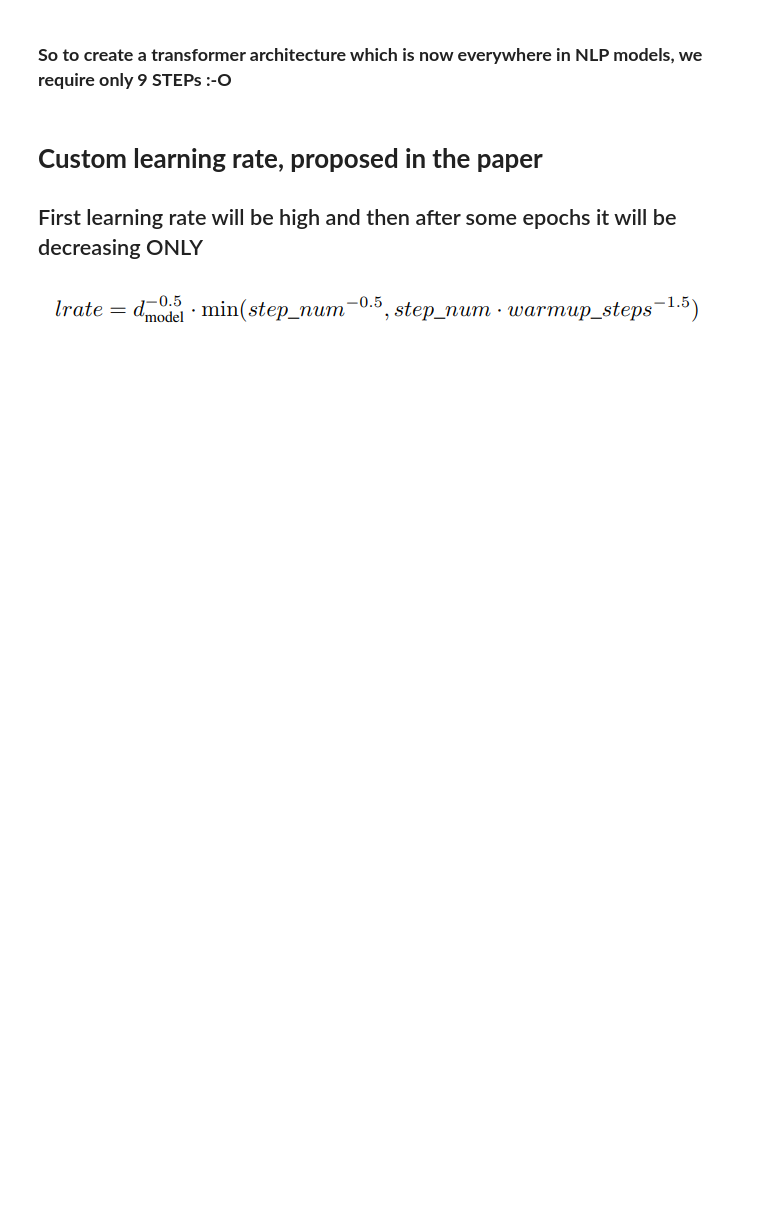
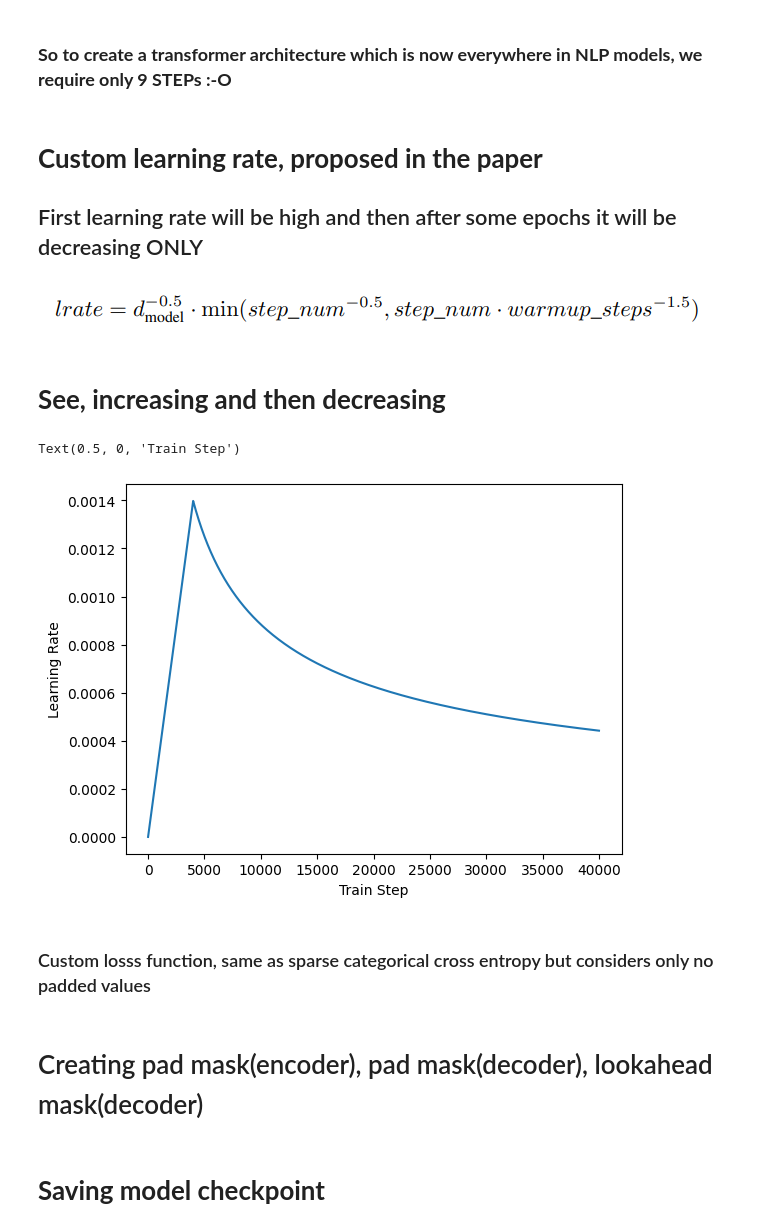
Before and after one commit to amankumawat-567/ChatBOT, a Jupyter notebook: ChatBot.ipynb, the cells around one changed output. Drawn from its saved outputs; the diff is of its cells as text; code cells hidden in the pictures; blank space fills up the shorter version.

Commit message:
Custom loss function, Pad mask(encoder, decoder) ,lookahead mask(decoder)

```diff
--- a/ChatBot.ipynb
+++ b/ChatBot.ipynb
@@ -625,3 +625,16 @@ class CustomSchedule(tf.keras.optimizers.schedules.LearningRateSchedule):
 learning_rate = CustomSchedule(d_model)
 
 optimizer = tf.keras.optimizers.Adam(learning_rate, beta_1=0.9, beta_2=0.98, epsilon=1e-9)
+# %% [markdown]
+# **See, increasing and then decreasing**
+# %%
+temp_learning_rate_schedule = CustomSchedule(d_model)
+
+plt.plot(temp_learning_rate_schedule(tf.range(40000, dtype=tf.float32)))
+plt.ylabel("Learning Rate")
+plt.xlabel("Train Step")
+# %% [output]
+Text(0.5, 0, 'Train Step')
+[figure, added]
+# %% [markdown]
+### Custom losss function, same as sparse categorical cross entropy but considers only no padded values
@@ -627,0 +656,2 @@ optimizer = tf.keras.optimizers.Adam(learning_rate, beta_1=0.9, beta_2=0.98, eps
+# %% [markdown]
+# Creating pad mask(encoder), pad mask(decoder), lookahead mask(decoder)
@@ -627,0 +675,2 @@ optimizer = tf.keras.optimizers.Adam(learning_rate, beta_1=0.9, beta_2=0.98, eps
+# %% [markdown]
+# **Saving model checkpoint**
```
Also changed, not shown: parts of 7 cells of this notebook.
